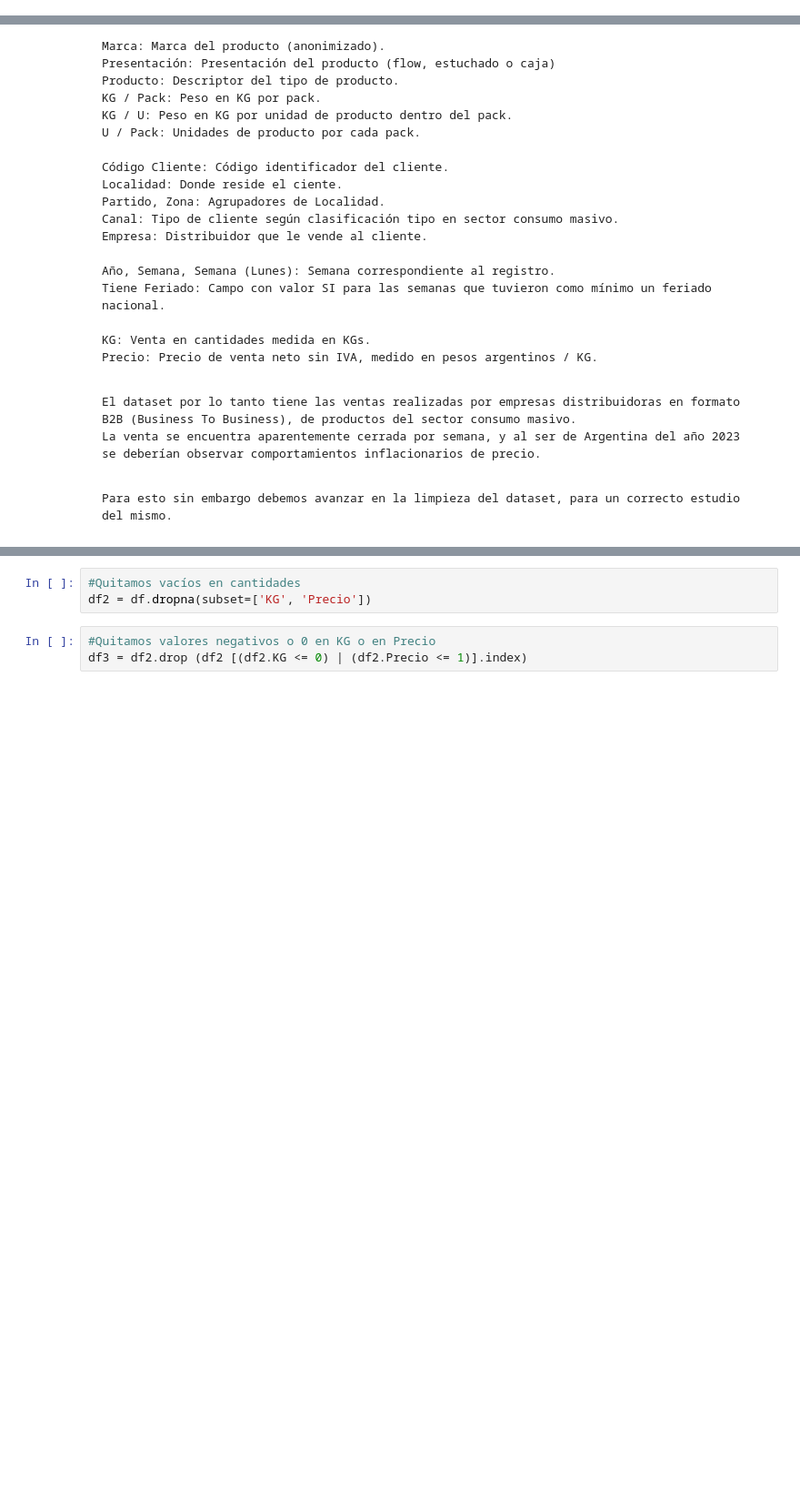
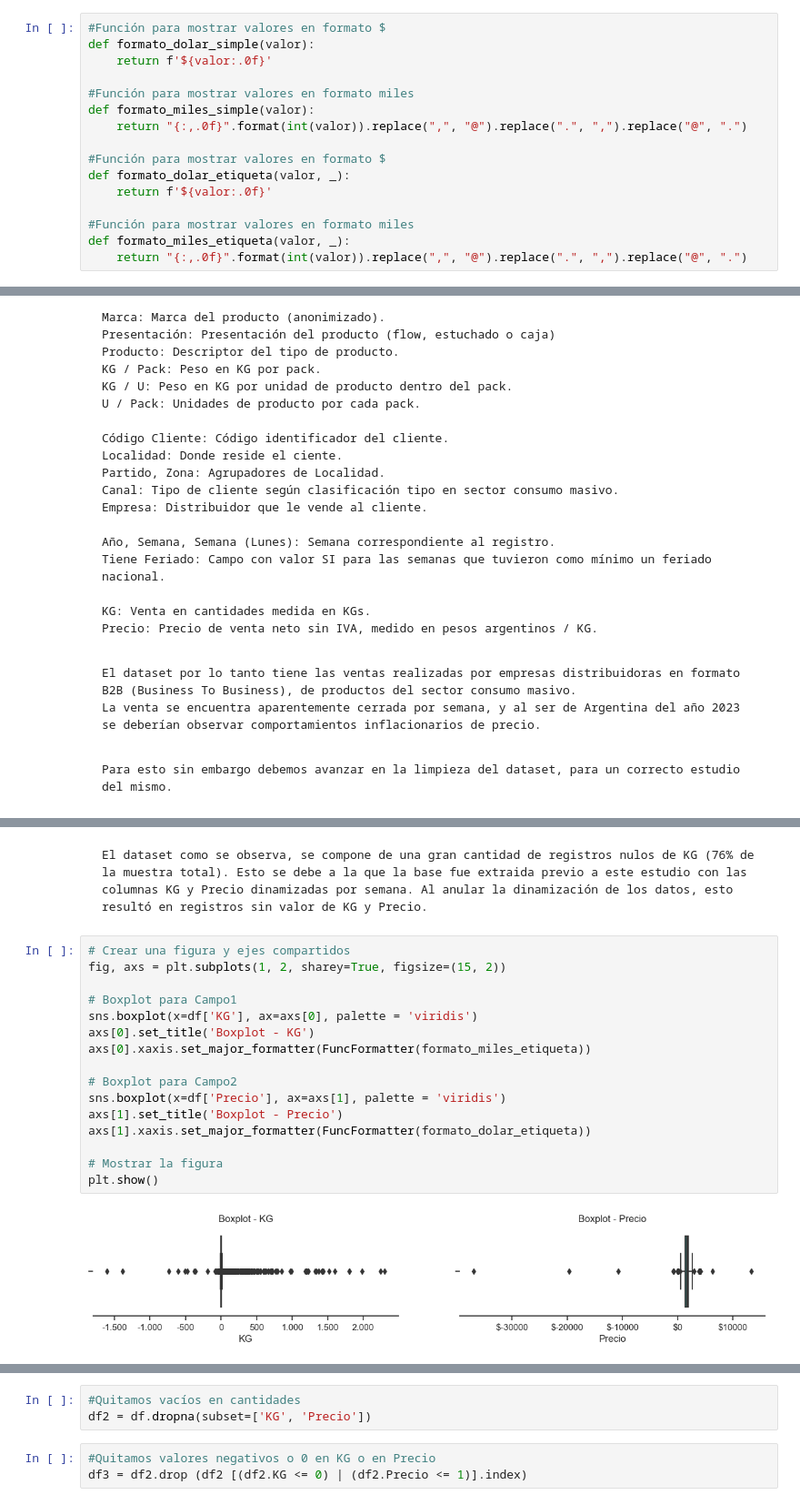
Before and after one commit to Hart-Hunt/Coderhouse---Data-Science, a Jupyter notebook: Pre-Entrega.ipynb, the cells around one changed output, grey strips where cells are left out. Shown at 91% size. Drawn from its saved outputs; the diff is of its cells as text; blank space fills up the shorter version.

```diff
--- a/Pre-Entrega.ipynb
+++ b/Pre-Entrega.ipynb
@@ -12,0 +15,16 @@ import numpy as np
+# %%
+#Función para mostrar valores en formato $
+def formato_dolar_simple(valor):
+    return f'${valor:.0f}'
+
+#Función para mostrar valores en formato miles
+def formato_miles_simple(valor):
+    return "{:,.0f}".format(int(valor)).replace(",", "@").replace(".", ",").replace("@", ".")
+
+#Función para mostrar valores en formato $
+def formato_dolar_etiqueta(valor, _):
+    return f'${valor:.0f}'
+
+#Función para mostrar valores en formato miles
+def formato_miles_etiqueta(valor, _):
+    return "{:,.0f}".format(int(valor)).replace(",", "@").replace(".", ",").replace("@", ".")
@@ -85,0 +130,20 @@ Name: count, dtype: int64
+# %% [markdown]
+    El dataset como se observa, se compone de una gran cantidad de registros nulos de KG (76% de la muestra total). Esto se debe a la que la base fue extraida previo a este estudio con las columnas KG y Precio dinamizadas por semana. Al anular la dinamización de los datos, esto resultó en registros sin valor de KG y Precio.
+# %%
+# Crear una figura y ejes compartidos
+fig, axs = plt.subplots(1, 2, sharey=True, figsize=(15, 2))
+
+# Boxplot para Campo1
+sns.boxplot(x=df['KG'], ax=axs[0], palette = 'viridis')
+axs[0].set_title('Boxplot - KG')
+axs[0].xaxis.set_major_formatter(FuncFormatter(formato_miles_etiqueta))
+
+# Boxplot para Campo2
+sns.boxplot(x=df['Precio'], ax=axs[1], palette = 'viridis')
+axs[1].set_title('Boxplot - Precio')
+axs[1].xaxis.set_major_formatter(FuncFormatter(formato_dolar_etiqueta))
+
+# Mostrar la figura
+plt.show()
+# %% [output]
+[figure, added]
```
Also changed, not shown: parts of 15 cells of this notebook.
